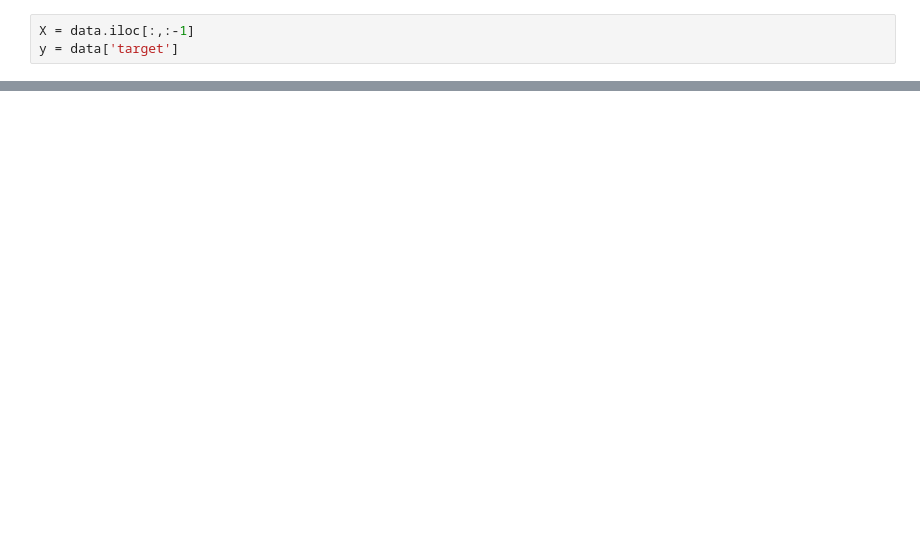
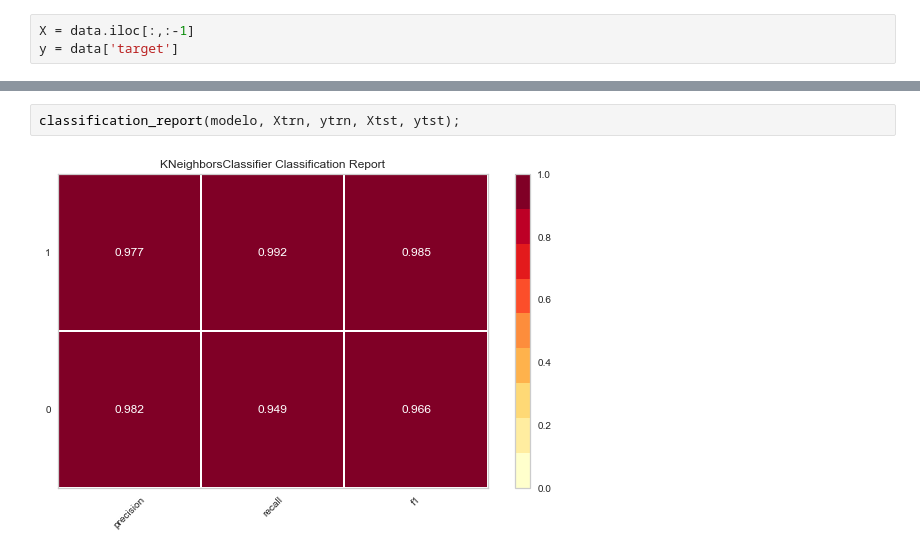
Before and after one commit to felbuch/Python_EPGE, a Jupyter notebook: 10-Aulas/15 - DataScience.ipynb, the cells around one changed output, grey strips where cells are left out. Drawn from its saved outputs; the diff is of its cells as text; blank space fills up the shorter version.

```diff
--- a/10-Aulas/15 - DataScience.ipynb
+++ b/10-Aulas/15 - DataScience.ipynb
@@ -97,0 +197,4 @@ classification_report(modelo, X_test, y_test);
+# %%
+classification_report(modelo, Xtrn, ytrn, Xtst, ytst);
+# %% [output]
+[figure, added]
```
Also changed, not shown: parts of 40 cells of this notebook.
